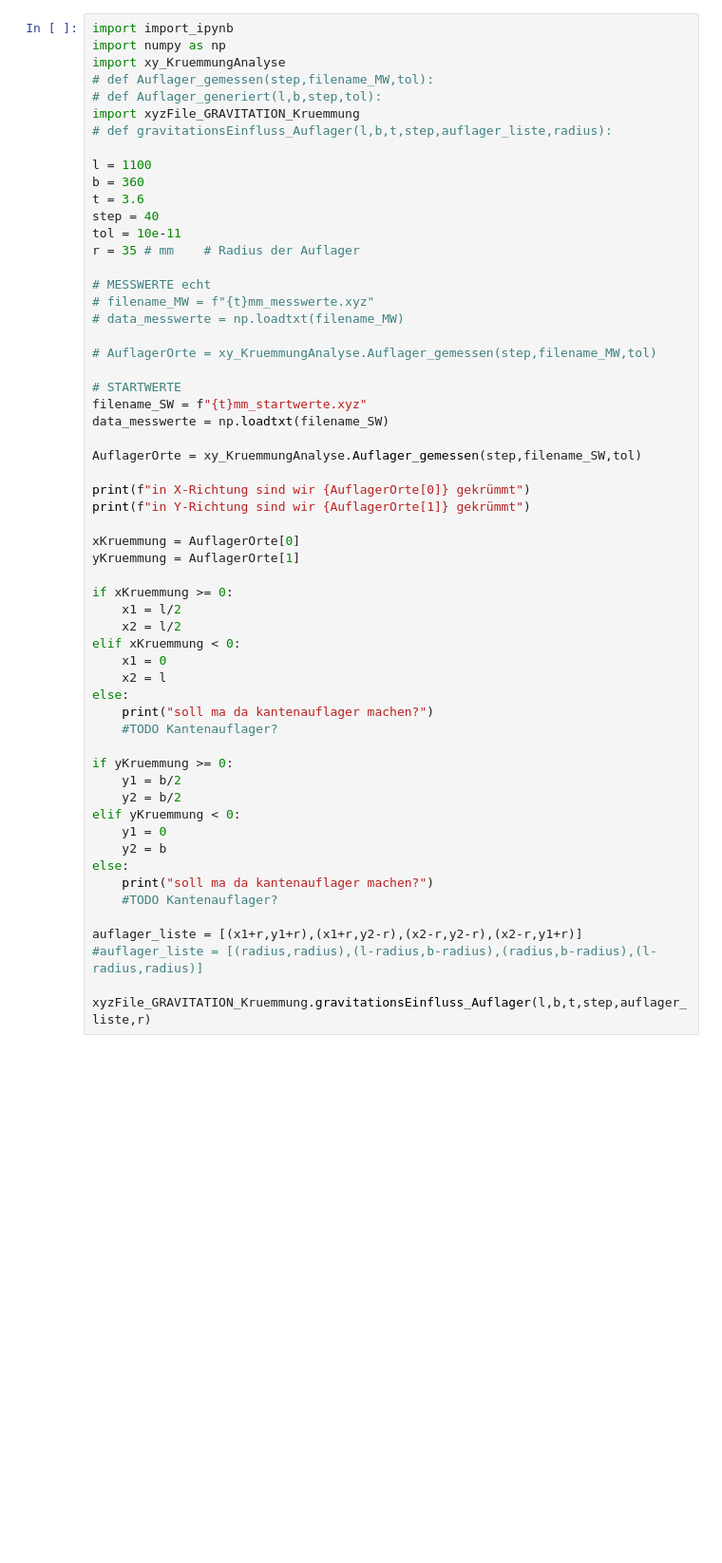
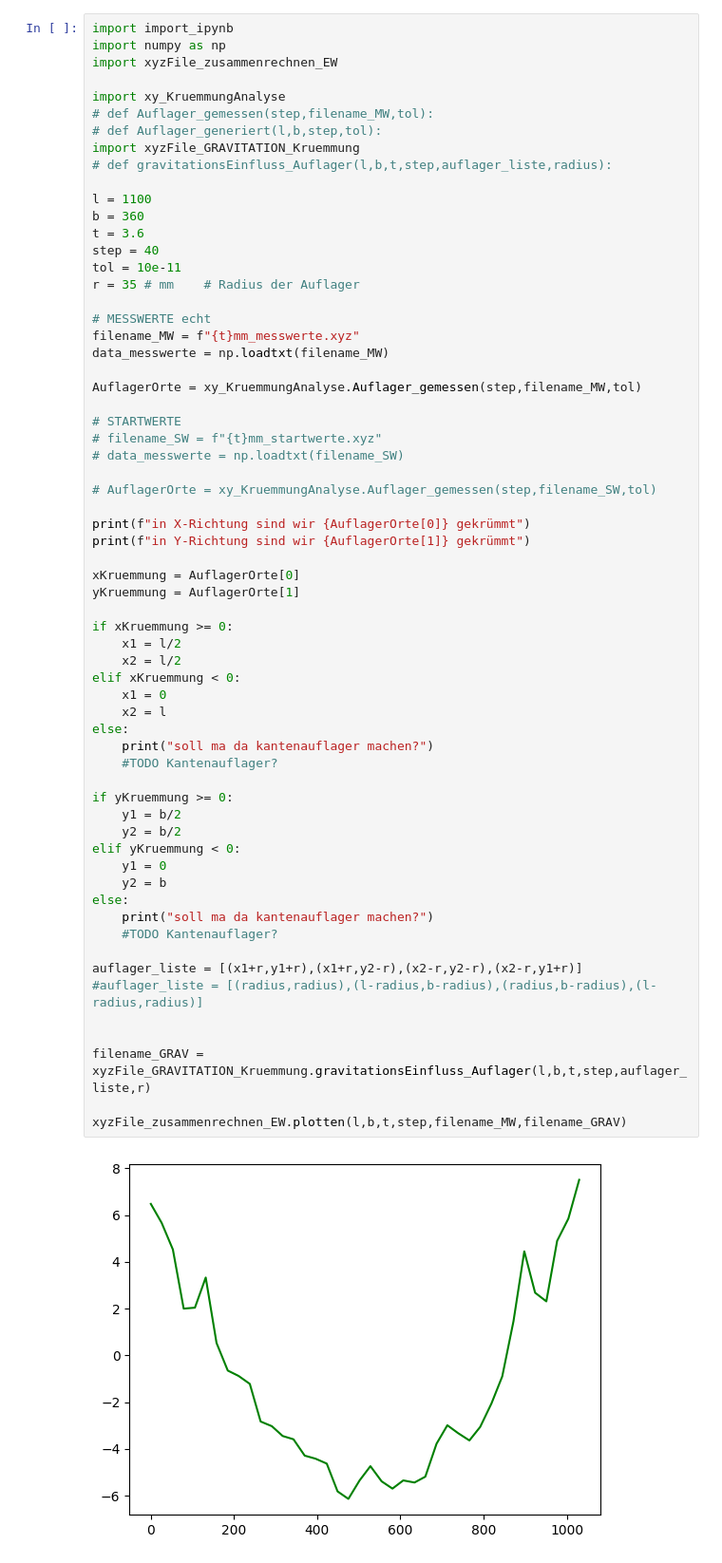
Before and after one commit to anschn05/papa_arbeit, a Jupyter notebook: KruemmungAnalyse_python/Hauptcode.ipynb, the cells around one changed output. Shown at 95% size. Drawn from its saved outputs; the diff is of its cells as text; blank space fills up the shorter version.

```diff
--- a/KruemmungAnalyse_python/Hauptcode.ipynb
+++ b/KruemmungAnalyse_python/Hauptcode.ipynb
@@ -1,6 +1,8 @@
 # %%
 import import_ipynb
 import numpy as np
+import xyzFile_zusammenrechnen_EW
+
 import xy_KruemmungAnalyse
 # def Auflager_gemessen(step,filename_MW,tol):
 # def Auflager_generiert(l,b,step,tol):
@@ -15,45 +17,49 @@ tol = 10e-11
 r = 35 # mm    # Radius der Auflager
 
 # MESSWERTE echt
-# filename_MW = f"{t}mm_messwerte.xyz"
-# data_messwerte = np.loadtxt(filename_MW)
+filename_MW = f"{t}mm_messwerte.xyz"
+data_messwerte = np.loadtxt(filename_MW)
 
-# AuflagerOrte = xy_KruemmungAnalyse.Auflager_gemessen(step,filename_MW,tol)
+AuflagerOrte = xy_KruemmungAnalyse.Auflager_gemessen(step,filename_MW,tol)
 
 # STARTWERTE
-filename_SW = f"{t}mm_startwerte.xyz"
-data_messwerte = np.loadtxt(filename_SW)
+# filename_SW = f"{t}mm_startwerte.xyz"
+# data_messwerte = np.loadtxt(filename_SW)
 
-AuflagerOrte = xy_KruemmungAnalyse.Auflager_gemessen(step,filename_SW,tol)
+# AuflagerOrte = xy_KruemmungAnalyse.Auflager_gemessen(step,filename_SW,tol)
 
 print(f"in X-Richtung sind wir {AuflagerOrte[0]} gekrümmt")
 print(f"in Y-Richtung sind wir {AuflagerOrte[1]} gekrümmt")
 
 xKruemmung = AuflagerOrte[0]
 yKruemmung = AuflagerOrte[1]
 
 if xKruemmung >= 0:
     x1 = l/2
     x2 = l/2
 elif xKruemmung < 0:
     x1 = 0
     x2 = l
 else:
     print("soll ma da kantenauflager machen?")
     #TODO Kantenauflager?
 
 if yKruemmung >= 0:
     y1 = b/2
     y2 = b/2
 elif yKruemmung < 0:
     y1 = 0
     y2 = b
 else:
     print("soll ma da kantenauflager machen?")
     #TODO Kantenauflager?
 
 auflager_liste = [(x1+r,y1+r),(x1+r,y2-r),(x2-r,y2-r),(x2-r,y1+r)]
 #auflager_liste = [(radius,radius),(l-radius,b-radius),(radius,b-radius),(l-radius,radius)]
 
-xyzFile_GRAVITATION_Kruemmung.gravitationsEinfluss_Auflager(l,b,t,step,auflager_liste,r)
+
+filename_GRAV = xyzFile_GRAVITATION_Kruemmung.gravitationsEinfluss_Auflager(l,b,t,step,auflager_liste,r)
+
+xyzFile_zusammenrechnen_EW.plotten(l,b,t,step,filename_MW,filename_GRAV)
 # %% [output]
+[figure, new version]
```
Also changed, not shown: parts of 1 cell of this notebook.
